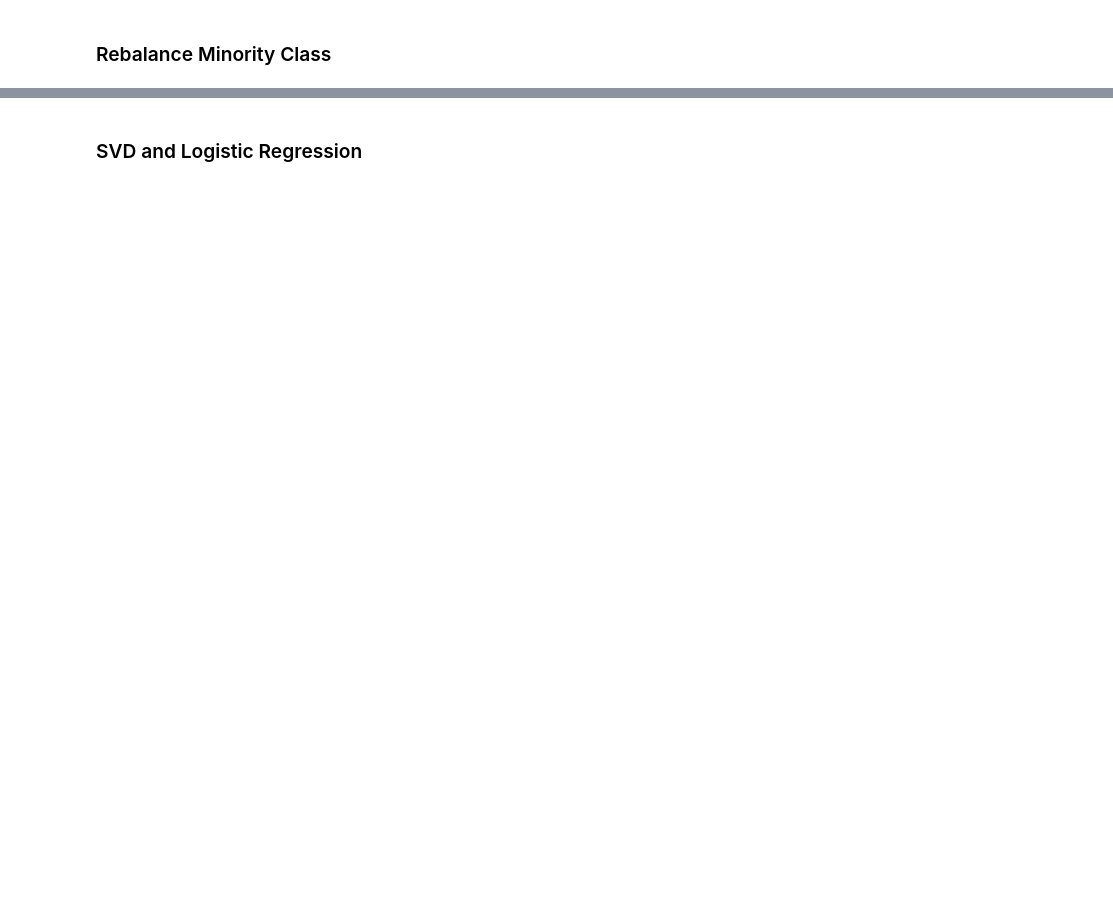
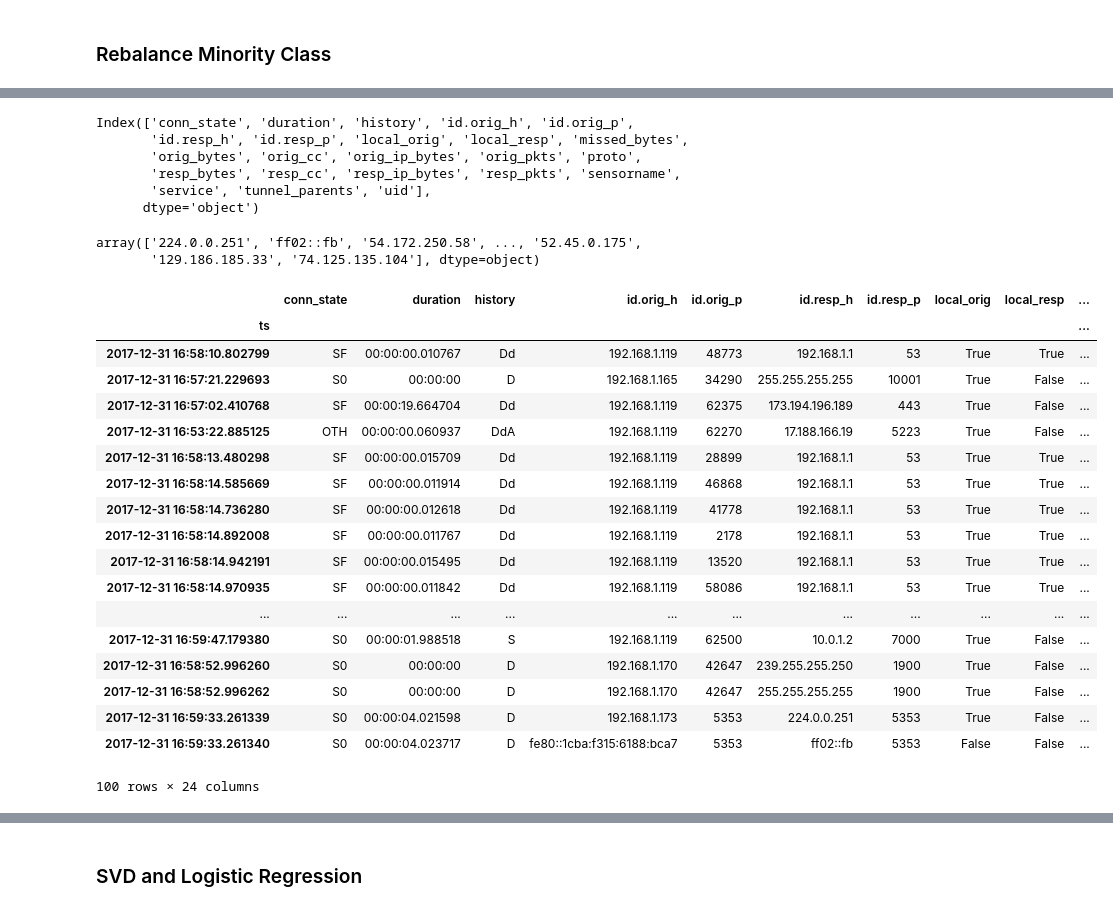
Before and after one commit to robOcity/wakeful, a Jupyter notebook: bro_logs.ipynb, the cells around one changed output, grey strips where cells are left out. Cells and saved outputs as stored; diff of their text form; code cells hidden in the pictures; blank space fills up the shorter version.

```diff
--- a/bro_logs.ipynb
+++ b/bro_logs.ipynb
@@ -306,0 +367,2 @@ sns.heatmap(corr, mask=mask, cmap=cmap, vmax=3,
+# %%
+conn_logs_df = log_munger.bro_logs_to_df('./data/home/2017-12-31', 'conn');
@@ -306,0 +387,36 @@ sns.heatmap(corr, mask=mask, cmap=cmap, vmax=3,
+# %%
+conn_logs_df.columns
+# %% [output]
+Index(['conn_state', 'duration', 'history', 'id.orig_h', 'id.orig_p',
+       'id.resp_h', 'id.resp_p', 'local_orig', 'local_resp', 'missed_bytes',
+       'orig_bytes', 'orig_cc', 'orig_ip_bytes', 'orig_pkts', 'proto',
+       'resp_bytes', 'resp_cc', 'resp_ip_bytes', 'resp_pkts', 'sensorname',
+       'service', 'tunnel_parents', 'uid'],
+      dtype='object')
+# %%
+ips = conn_logs_df['id.resp_h'].unique()
+# %% [output]
+array(['224.0.0.251', 'ff02::fb', '54.172.250.58', ..., '52.45.0.175',
+       '129.186.185.33', '74.125.135.104'], dtype=object)
+# %%
+conn_logs_df.tail(100)
+# %% [output]
+|  | conn_state | duration | history | id.orig_h | id.orig_p | id.resp_h | id.resp_p | local_orig | local_resp | ... |
+| ts |  |  |  |  |  |  |  |  |  | ... |
+| 2017-12-31 16:58:10.802799 | SF | 00:00:00.010767 | Dd | 192.168.1.119 | 48773 | 192.168.1.1 | 53 | True | True | ... |
+| 2017-12-31 16:57:21.229693 | S0 | 00:00:00 | D | 192.168.1.165 | 34290 | 255.255.255.255 | 10001 | True | False | ... |
+| 2017-12-31 16:57:02.410768 | SF | 00:00:19.664704 | Dd | 192.168.1.119 | 62375 | 173.194.196.189 | 443 | True | False | ... |
+| 2017-12-31 16:53:22.885125 | OTH | 00:00:00.060937 | DdA | 192.168.1.119 | 62270 | 17.188.166.19 | 5223 | True | False | ... |
+| 2017-12-31 16:58:13.480298 | SF | 00:00:00.015709 | Dd | 192.168.1.119 | 28899 | 192.168.1.1 | 53 | True | True | ... |
+| 2017-12-31 16:58:14.585669 | SF | 00:00:00.011914 | Dd | 192.168.1.119 | 46868 | 192.168.1.1 | 53 | True | True | ... |
+| 2017-12-31 16:58:14.736280 | SF | 00:00:00.012618 | Dd | 192.168.1.119 | 41778 | 192.168.1.1 | 53 | True | True | ... |
+| 2017-12-31 16:58:14.892008 | SF | 00:00:00.011767 | Dd | 192.168.1.119 | 2178 | 192.168.1.1 | 53 | True | True | ... |
+| 2017-12-31 16:58:14.942191 | SF | 00:00:00.015495 | Dd | 192.168.1.119 | 13520 | 192.168.1.1 | 53 | True | True | ... |
+| 2017-12-31 16:58:14.970935 | SF | 00:00:00.011842 | Dd | 192.168.1.119 | 58086 | 192.168.1.1 | 53 | True | True | ... |
+| ... | ... | ... | ... | ... | ... | ... | ... | ... | ... | ... |
+| 2017-12-31 16:59:47.179380 | S0 | 00:00:01.988518 | S | 192.168.1.119 | 62500 | 10.0.1.2 | 7000 | True | False | ... |
+| 2017-12-31 16:58:52.996260 | S0 | 00:00:00 | D | 192.168.1.170 | 42647 | 239.255.255.250 | 1900 | True | False | ... |
+| 2017-12-31 16:58:52.996262 | S0 | 00:00:00 | D | 192.168.1.170 | 42647 | 255.255.255.255 | 1900 | True | False | ... |
+| 2017-12-31 16:59:33.261339 | S0 | 00:00:04.021598 | D | 192.168.1.173 | 5353 | 224.0.0.251 | 5353 | True | False | ... |
+| 2017-12-31 16:59:33.261340 | S0 | 00:00:04.023717 | D | fe80::1cba:f315:6188:bca7 | 5353 | ff02::fb | 5353 | False | False | ... |
+100 rows × 24 columns
```
Also changed, not shown: parts of 46 cells of this notebook, 8 other files.
